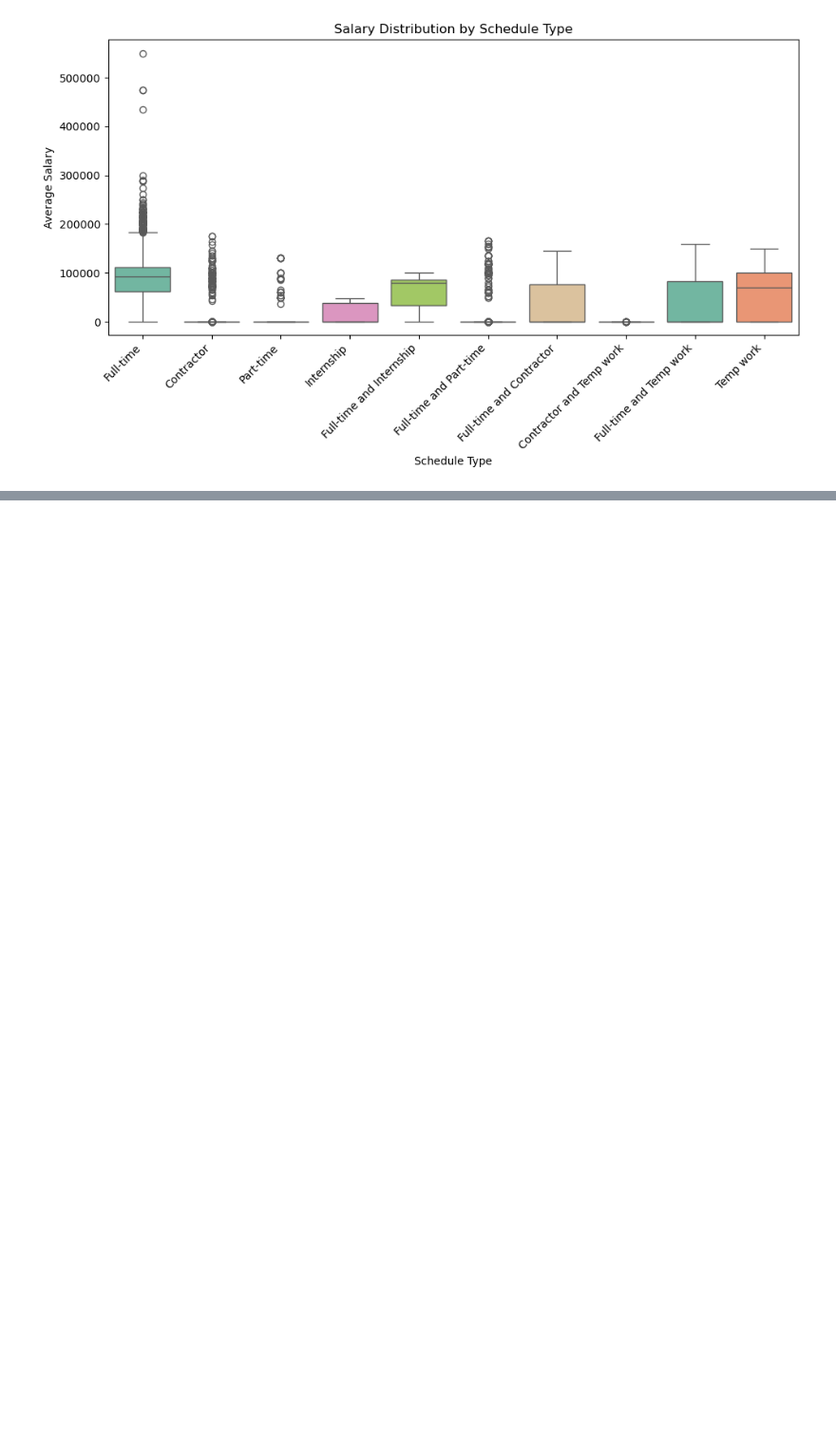
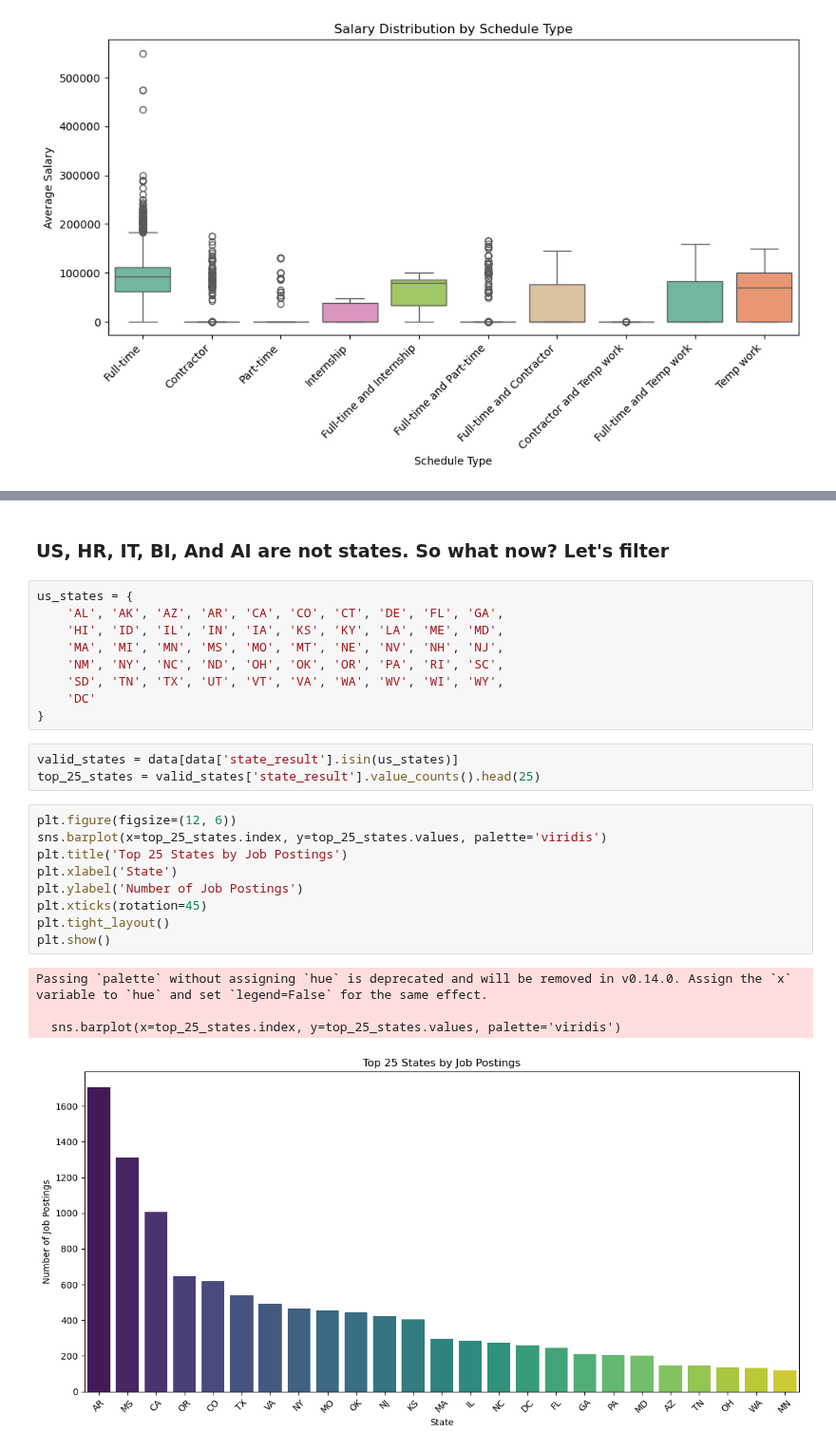
Before and after one commit to dq93/Data_Analyst_Job_Trends, a Jupyter notebook: Code/EDA.ipynb, the cells around one changed output, grey strips where cells are left out. Shown at 95% size. Saved outputs shown, nothing was run; the diff lists cells and outputs as text; blank space fills up the shorter version.

```diff
--- a/Code/EDA.ipynb
+++ b/Code/EDA.ipynb
@@ -236,0 +318,28 @@ Passing `palette` without assigning `hue` is deprecated and will be removed in v
+# %% [markdown]
+### US, HR, IT, BI, And AI are not states. So what now? Let's filter
+# %%
+us_states = {
+    'AL', 'AK', 'AZ', 'AR', 'CA', 'CO', 'CT', 'DE', 'FL', 'GA',
+    'HI', 'ID', 'IL', 'IN', 'IA', 'KS', 'KY', 'LA', 'ME', 'MD',
+    'MA', 'MI', 'MN', 'MS', 'MO', 'MT', 'NE', 'NV', 'NH', 'NJ',
+    'NM', 'NY', 'NC', 'ND', 'OH', 'OK', 'OR', 'PA', 'RI', 'SC',
+    'SD', 'TN', 'TX', 'UT', 'VT', 'VA', 'WA', 'WV', 'WI', 'WY',
+    'DC'
+}
+# %%
+valid_states = data[data['state_result'].isin(us_states)]
+top_25_states = valid_states['state_result'].value_counts().head(25)
+# %%
+plt.figure(figsize=(12, 6))
+sns.barplot(x=top_25_states.index, y=top_25_states.values, palette='viridis')
+plt.title('Top 25 States by Job Postings')
+plt.xlabel('State')
+plt.ylabel('Number of Job Postings')
+plt.xticks(rotation=45)
+plt.tight_layout()
+plt.show()
+# %% [output]
+Passing `palette` without assigning `hue` is deprecated and will be removed in v0.14.0. Assign the `x` variable to `hue` and set `legend=False` for the same effect.
+
+  sns.barplot(x=top_25_states.index, y=top_25_states.values, palette='viridis')
+[figure, added]
```
Also changed, not shown: parts of 15 cells of this notebook, 2 other files.
